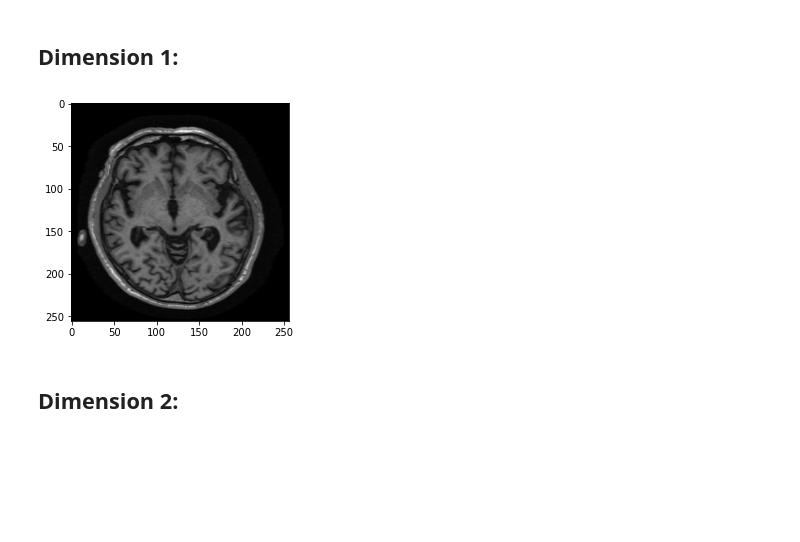
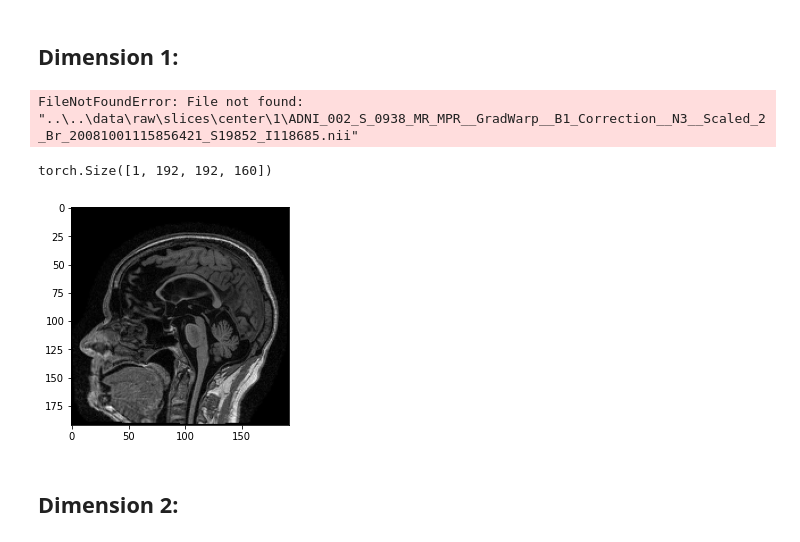
Before and after one commit to roman-studer/fhnw_ds_fs22_cdl1_cml1_Brain_Health_Challenge, a Jupyter notebook: notebooks/1_preprocessing/Slicing.ipynb, the cells around one changed output. Cells and saved outputs as stored; diff of their text form; code cells hidden in the pictures; blank space fills up the shorter version.

```diff
--- a/notebooks/1_preprocessing/Slicing.ipynb
+++ b/notebooks/1_preprocessing/Slicing.ipynb
@@ -98,11 +159,18 @@ torch.Size([1, 256, 256, 1])
 # %% [markdown]
 ## Dimension 1:
 # %%
-test_img_processed = tio.ScalarImage("../../" + CONFIG['SLICED_DATA_DIR'] + f'center/1/' + "ADNI_136_S_0695_MR_MPR__GradWarp__B1_Correction__N3__Scaled_2_Br_20081008134904920_S19019_I119736" + ".nii")
+test_img_processed = tio.ScalarImage("../../" + CONFIG['SLICED_DATA_DIR'] + f'center/1/' + "ADNI_002_S_0938_MR_MPR__GradWarp__B1_Correction__N3__Scaled_2_Br_20081001115856421_S19852_I118685" + ".nii")
 plt.imshow(test_img_processed.data[0,:,:,0], cmap="gray")
 plt.show()
 # %% [output]
-[figure, removed]
+FileNotFoundError: File not found: "..\..\data\raw\slices\center\1\ADNI_002_S_0938_MR_MPR__GradWarp__B1_Correction__N3__Scaled_2_Br_20081001115856421_S19852_I118685.nii"
+# %%
+print(test_img_processed.squeeze(dim=3).size())
+plt.imshow(test_img_processed.squeeze(dim=3).data[0,:,:,80], cmap="gray")
+plt.show()
+# %% [output]
+torch.Size([1, 192, 192, 160])
+[figure, added]
 # %% [markdown]
 ## Dimension 2:
 # %%
```
Also changed, not shown: parts of 38 cells of this notebook.
